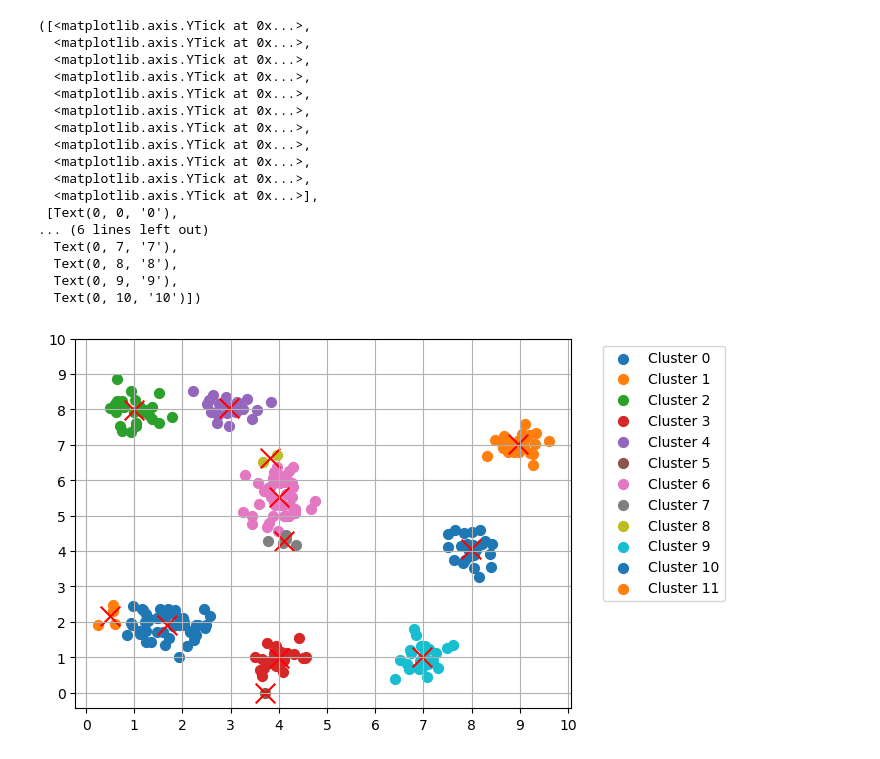
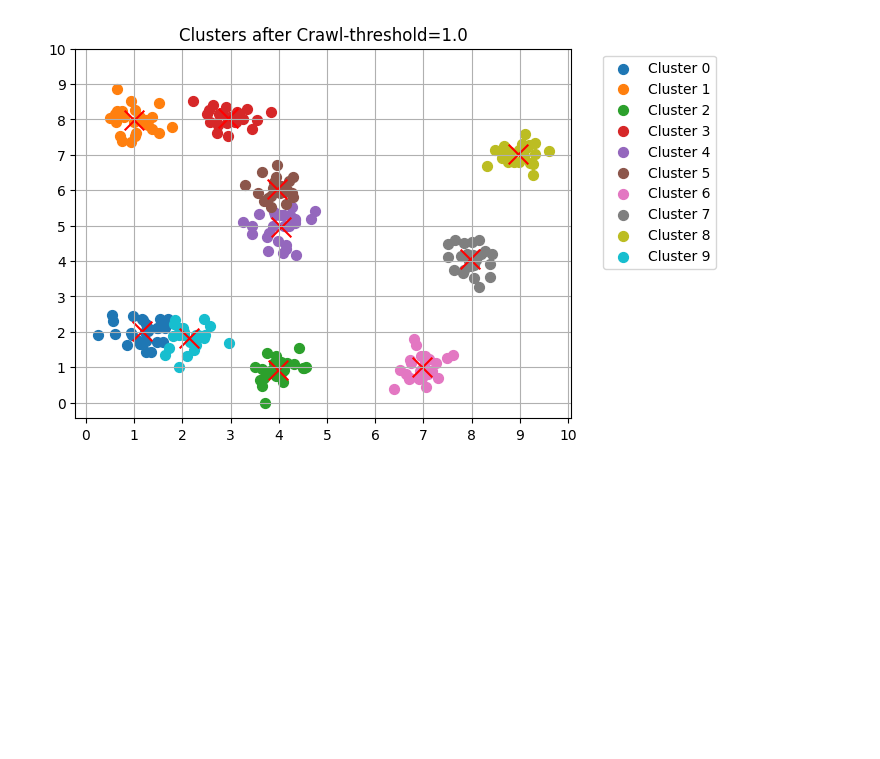
Before and after one commit to mleiwe/dCrawler, a Jupyter notebook: Python_implementation/crawler_kdtree.ipynb, the cells around one changed output. Saved outputs shown, nothing was run; the diff lists cells and outputs as text; code cells hidden in the pictures; blank space fills up the shorter version.

```diff
--- a/Python_implementation/crawler_kdtree.ipynb
+++ b/Python_implementation/crawler_kdtree.ipynb
@@ -211,37 +158,27 @@ print(th_range)
+# %%
+df = pd.read_csv('demodata.csv')
+data = df.to_numpy()[:,:2]
+#points = data #some weird bug with the var name in the class fixedb-< properly referenced in the class
+true_labels = df['Cluster'].to_numpy()
+# %%
+dcrawler = dCrawler(threshold=1.0)
+dcrawler.centroids,dcrawler.clusters = dcrawler._crawler(data)
+dcrawler.centroids,dcrawler.clusters = dcrawler._adjust_clusters(data)
+dcrawler.centroids,dcrawler.clusters = dcrawler._merge_clusters(data)
 # %%
-# Instantiate
-dC = dCrawler(threshold=1.0)
-# Crawl
-centroids, clusters = dC._crawler(data)
-
 #Plot after crawl
-for i, centroid in enumerate(centroids):
-    idx = clusters[i]
+for i, centroid in enumerate(dcrawler.centroids):
+    idx = dcrawler.clusters[i]
     plt.scatter(data[idx, 0], data[idx, 1], s=50, label=f"Cluster {i}")
 
     #Finally the centroid positions
     plt.scatter(centroid[0], centroid[1], c='red', s=200, marker='x')
 
 plt.grid()
 plt.legend(bbox_to_anchor=(1.05,1))
 plt.xticks([0,1,2,3,4,5,6,7,8,9,10])
 plt.yticks([0,1,2,3,4,5,6,7,8,9,10])
+plt.title("Clusters after Crawl-threshold=1.0")
+plt.show();
 # %% [output]
-([<matplotlib.axis.YTick at 0x...>,
-  <matplotlib.axis.YTick at 0x...>,
-  <matplotlib.axis.YTick at 0x...>,
-  <matplotlib.axis.YTick at 0x...>,
-  <matplotlib.axis.YTick at 0x...>,
-  <matplotlib.axis.YTick at 0x...>,
-  <matplotlib.axis.YTick at 0x...>,
-  <matplotlib.axis.YTick at 0x...>,
-  <matplotlib.axis.YTick at 0x...>,
-  <matplotlib.axis.YTick at 0x...>,
-  <matplotlib.axis.YTick at 0x...>],
- [Text(0, 0, '0'),
-... (6 lines left out)
-  Text(0, 7, '7'),
-  Text(0, 8, '8'),
-  Text(0, 9, '9'),
-  Text(0, 10, '10')])
-[figure, old version]
+[figure, new version]
```
Also changed, not shown: parts of 39 cells of this notebook.
